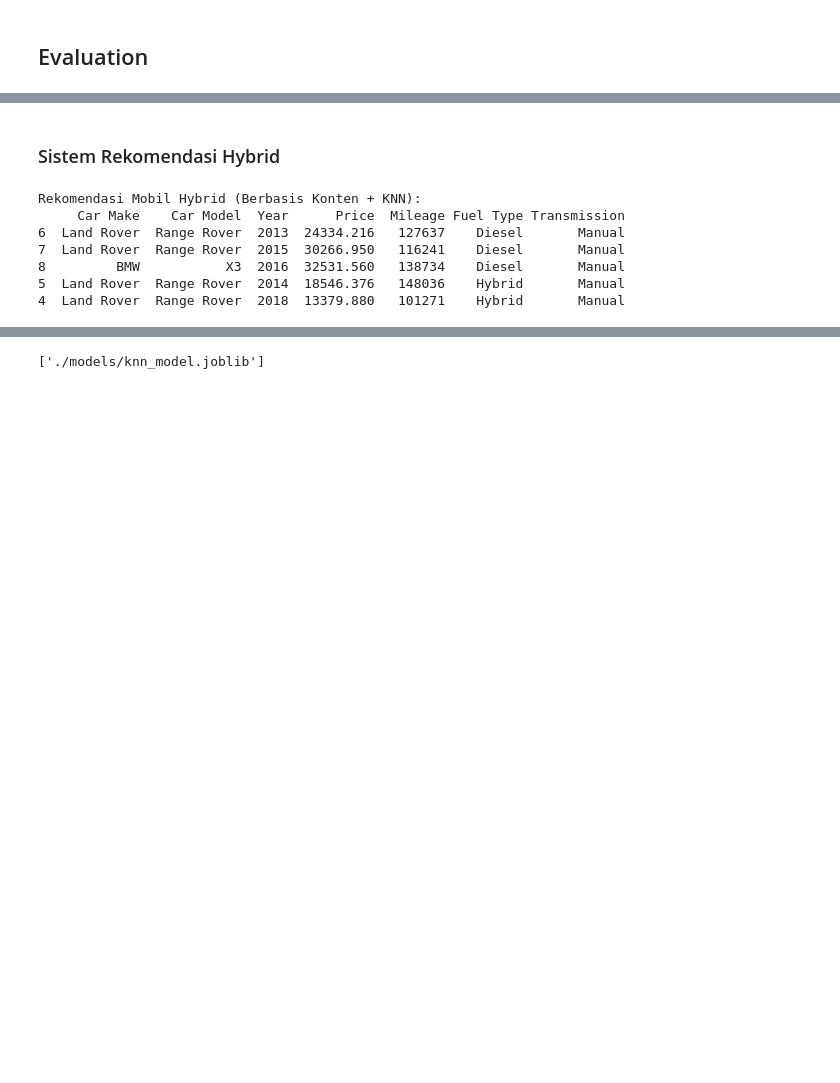
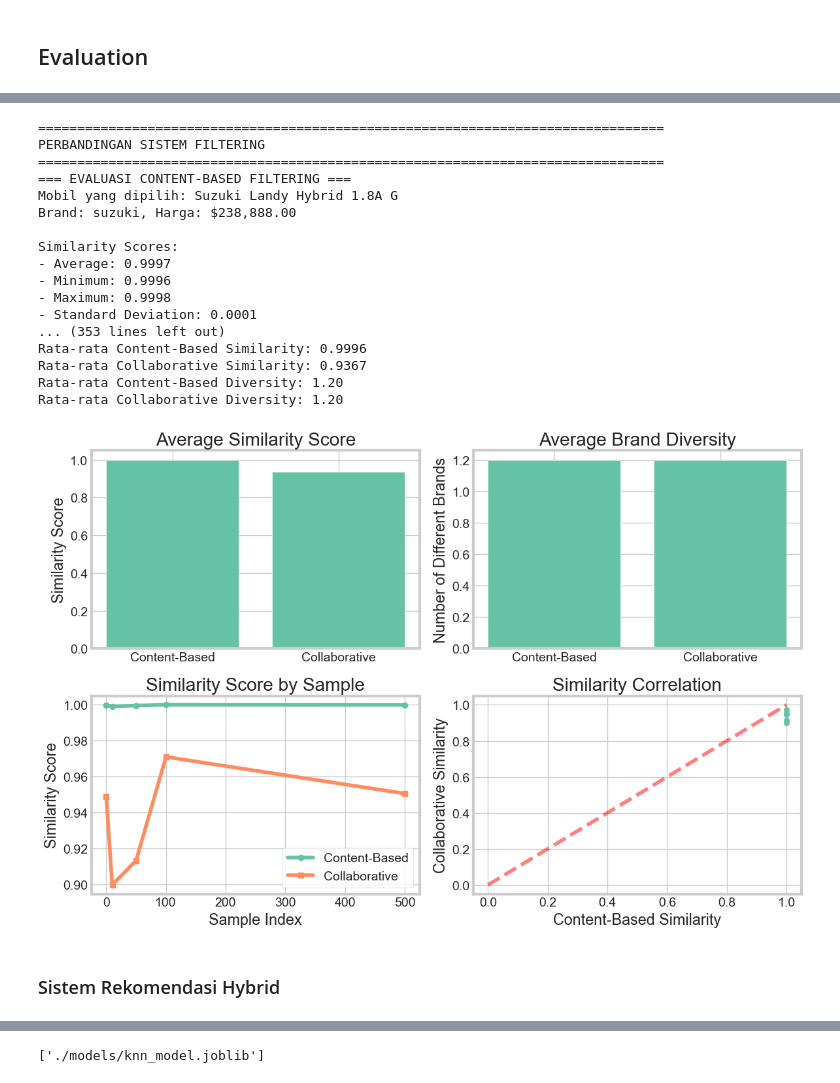
Before and after one commit to Ikhwanand/car-sales-recommendation, a Jupyter notebook: notebook-1.ipynb, the cells around one changed output, grey strips where cells are left out. Saved outputs shown, nothing was run; the diff lists cells and outputs as text; code cells hidden in the pictures; blank space fills up the shorter version.

```diff
--- a/notebook-1.ipynb
+++ b/notebook-1.ipynb
@@ -514,0 +521,29 @@ Rekomendasi Mobil Serupa (KNN):
+# %%
+# Sistem rekomendasi dengan K-Nearest Neighbors
+
+
+knn_model = NearestNeighbors(n_neighbors=6, algorithm='auto', metric='euclidean')
+knn_model.fit(features_scaled)
+
+def get_knn_recommendations(car_index, model=knn_model, car_info=df_model, features=features_scaled, n=5, asc=True):
+    """
+    Mendapatkan rekomendasi berdasarkan indeks mobil menggunakan KNN
+    """
+    # Mendapatkan fitur mobil yang dipilih
+    car_features = features[car_index].reshape(1, -1)
+
+    # Menemukan tetangga terdekat
+    distances, indices = model.kneighbors(car_features)
+
+    # Mendapatkan indeks mobil (kecuali mobil itu sendiri)
+    car_indices = indices.flatten()[1:n+1]
+
+    # Mengembalikan informasi mobil yang direkomendasikan
+    result = car_info.iloc[car_indices][['name', 'brand', 'price', 'mileage', 'extracted_year',
+                                        'engine_size', 'transmission', 'fuel_type']].copy()
+    result['distance'] = distances.flatten()[1:n+1]
+
+    return result.sort_values('price', ascending=asc)
+
+print("KNN-based recommendation system ready!")
+print(f"KNN model trained on {features_scaled.shape[0]} cars with {features_scaled.shape[1]} features")
@@ -582,4 +708,0 @@ def calculate_recommendation_similarity(selected_car, recommended_cars, numerica
-# %%
-# Evaluasi rekomenadsi berbasis konten
-content_similarity = calculate_recommendation_similarity(car_info.iloc[sample_car_index], content_recommendations)
-print(f'Skor kesamaan rekomendasi berbasis konten: {content_similarity:.4f}')
@@ -588,4 +708,0 @@ Skor kesamaan rekomendasi berbasis konten: 0.8103
-# %%
-# Evaluasi rekomendasi KNN
-knn_similarity = calculate_recommendation_similarity(car_info.iloc[sample_car_index], knn_recommendations)
-print(f'Skor kesamaan rekomendasi dari KNN: {knn_similarity:.4f}')
@@ -646,2 +939,28 @@ Hasil evaluasi menunjukkan bahwa sistem rekomendasi yang dikembangkan efektif da
+# %%
+# Test single sample
+sample_car_index = 0
+comparison_result = compare_filtering_systems(sample_car_index)
+
+# Test multiple samples
+results_df = test_multiple_samples([0, 10, 50, 100, 500])
+# %% [output]
+================================================================================
+PERBANDINGAN SISTEM FILTERING
+================================================================================
+=== EVALUASI CONTENT-BASED FILTERING ===
+Mobil yang dipilih: Suzuki Landy Hybrid 1.8A G
+Brand: suzuki, Harga: $238,888.00
+
+Similarity Scores:
+- Average: 0.9997
+- Minimum: 0.9996
+- Maximum: 0.9998
+- Standard Deviation: 0.0001
+... (353 lines left out)
+Rata-rata Content-Based Similarity: 0.9996
+Rata-rata Collaborative Similarity: 0.9367
+Rata-rata Content-Based Diversity: 1.20
+Rata-rata Collaborative Diversity: 1.20
+[figure, added]
 # %% [markdown]
 ### Sistem Rekomendasi Hybrid
@@ -664,12 +966,0 @@ def get_hybrid_recommendations(car_index, content_weight=0.5, car_info=car_info,
-# %%
-print('Rekomendasi Mobil Hybrid (Berbasis Konten + KNN):')
-hybrid_recommendations = get_hybrid_recommendations(sample_car_index)
-print(hybrid_recommendations)
-# %% [output]
-Rekomendasi Mobil Hybrid (Berbasis Konten + KNN):
-     Car Make    Car Model  Year      Price  Mileage Fuel Type Transmission
-6  Land Rover  Range Rover  2013  24334.216   127637    Diesel       Manual
-7  Land Rover  Range Rover  2015  30266.950   116241    Diesel       Manual
-8         BMW           X3  2016  32531.560   138734    Diesel       Manual
-5  Land Rover  Range Rover  2014  18546.376   148036    Hybrid       Manual
-4  Land Rover  Range Rover  2018  13379.880   101271    Hybrid       Manual
```
Also changed, not shown: parts of 79 cells of this notebook, 8 other files.
